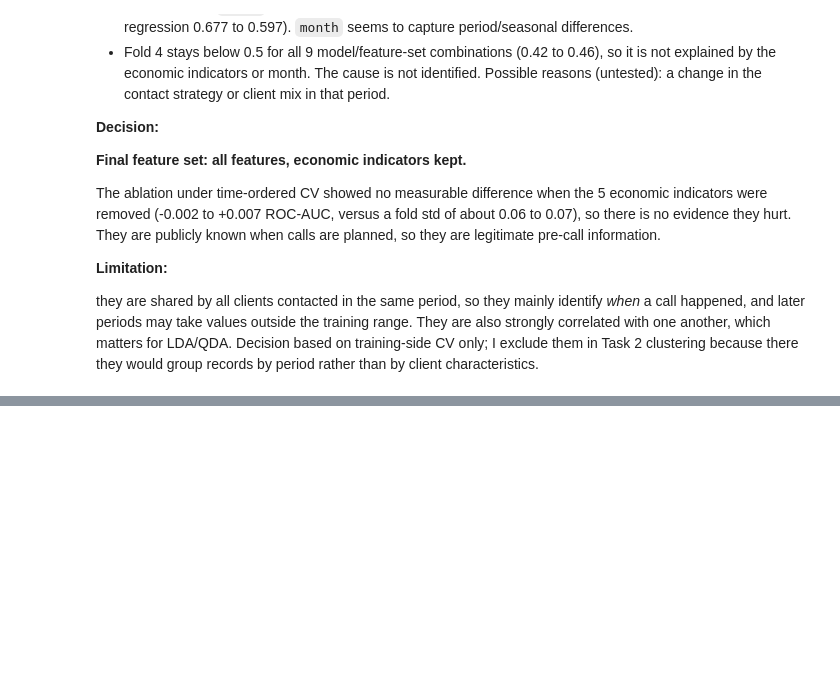
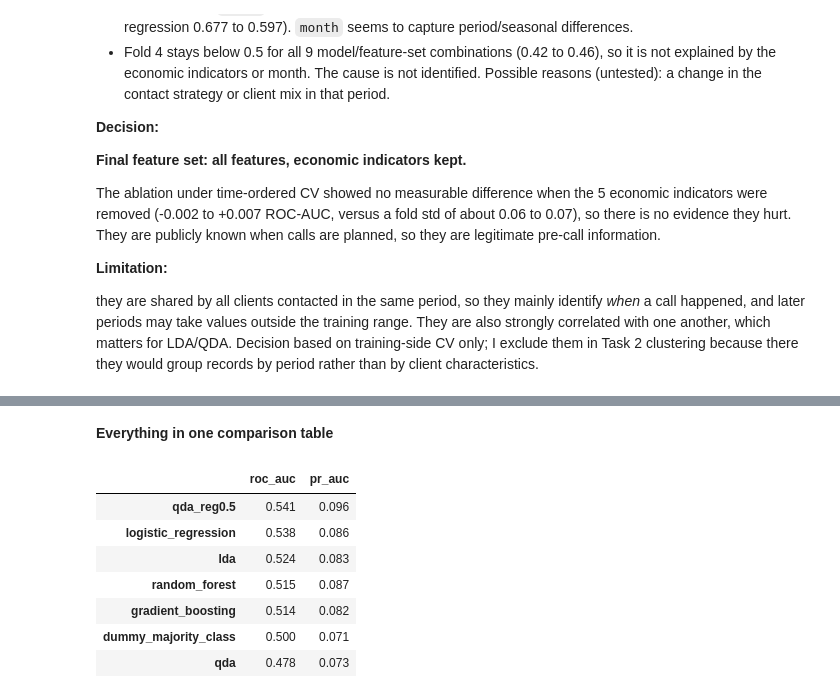
Before and after one commit to ShreyaKantamsetty/bank-campaign-prediction, a Jupyter notebook: notebooks/task1.ipynb, the cells around one changed output, grey strips where cells are left out. Saved outputs shown, nothing was run; the diff lists cells and outputs as text; code cells hidden in the pictures; blank space fills up the shorter version.

```diff
--- a/notebooks/task1.ipynb
+++ b/notebooks/task1.ipynb
@@ -821,0 +857,15 @@ they are shared by all clients contacted in the same period, so they mainly iden
+# %% [markdown]
+**Everything in one comparison table**
+# %%
+# 'summary' is your baseline table from Step 3 (all features, same folds)
+compare = pd.concat([summary[['roc_auc', 'pr_auc']], da_table]).round(3)
+compare.sort_values('roc_auc', ascending=False)
+# %% [output]
+|  | roc_auc | pr_auc |
+| qda_reg0.5 | 0.541 | 0.096 |
+| logistic_regression | 0.538 | 0.086 |
+| lda | 0.524 | 0.083 |
+| random_forest | 0.515 | 0.087 |
+| gradient_boosting | 0.514 | 0.082 |
+| dummy_majority_class | 0.500 | 0.071 |
+| qda | 0.478 | 0.073 |
```
Also changed, not shown: parts of 6 cells of this notebook.
